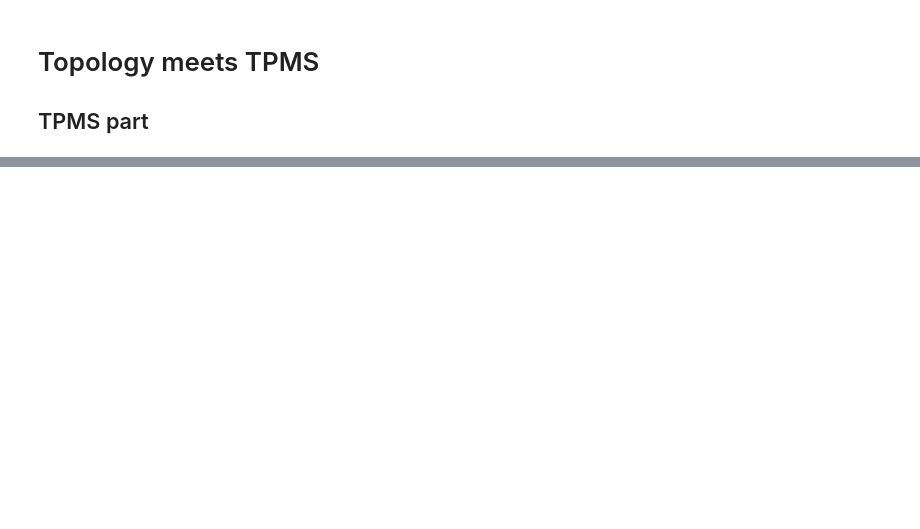
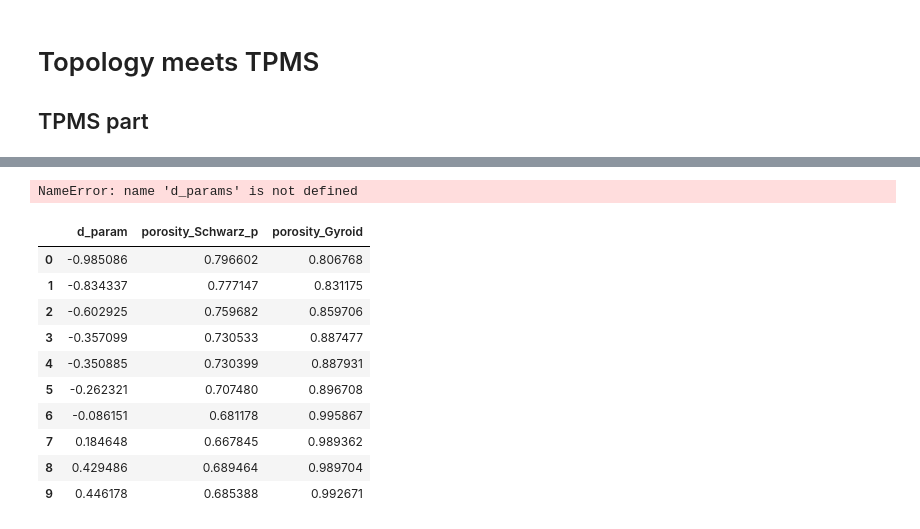
Before and after one commit to Snopoff/Persistent-Homology-of-Triple-Periodic-Minimal-Surfaces, a Jupyter notebook: Generate_mesh_tpms.ipynb, the cells around one changed output, grey strips where cells are left out. Drawn from its saved outputs; the diff is of its cells as text; code cells hidden in the pictures; blank space fills up the shorter version.

```diff
--- a/Generate_mesh_tpms.ipynb
+++ b/Generate_mesh_tpms.ipynb
@@ -69,3 +122,29 @@ Points is not a float type. This can cause issues when transforming or applying
+# %%
+import pandas as pd
+
+df_linear_dependency = pd.DataFrame()
+df_linear_dependency['d_param'] = d_params
+df_linear_dependency['porosity_Schwarz_p'] = porosity_list_Schwarz_p
+df_linear_dependency['porosity_Gyroid'] = porosity_list_Gyroid
+df_linear_dependency.to_csv('linear_dependency.csv', index=False)
+# %% [output]
+NameError: name 'd_params' is not defined
+# %%
+import pandas as pd
+data = pd.read_csv('linear_dependency.csv')
+data.head(10)
+# %% [output]
+|  | d_param | porosity_Schwarz_p | porosity_Gyroid |
+| 0 | -0.985086 | 0.796602 | 0.806768 |
+| 1 | -0.834337 | 0.777147 | 0.831175 |
+| 2 | -0.602925 | 0.759682 | 0.859706 |
+| 3 | -0.357099 | 0.730533 | 0.887477 |
+| 4 | -0.350885 | 0.730399 | 0.887931 |
+| 5 | -0.262321 | 0.707480 | 0.896708 |
+| 6 | -0.086151 | 0.681178 | 0.995867 |
+| 7 | 0.184648 | 0.667845 | 0.989362 |
+| 8 | 0.429486 | 0.689464 | 0.989704 |
+| 9 | 0.446178 | 0.685388 | 0.992671 |
 # %%
 #Импорт рисовыалок
 import seaborn as sns
```
Also changed, not shown: parts of 23 cells of this notebook, 5 other files.
